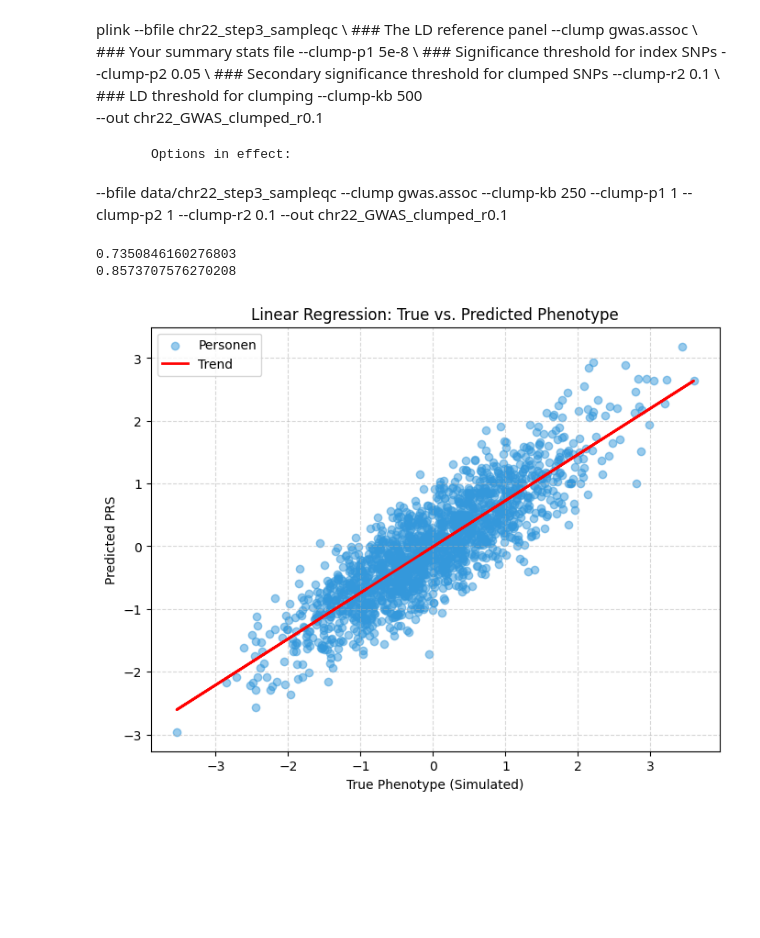
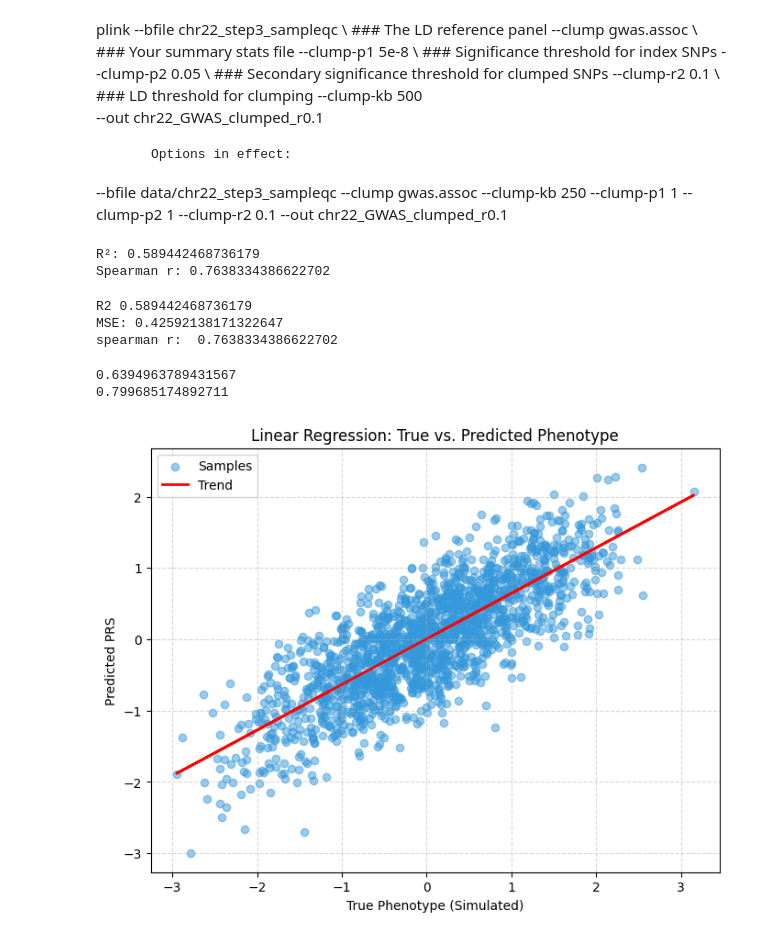
Before and after one commit to sueoglu/gobi_gwas, a Jupyter notebook: katharina/gobi.ipynb, the cells around one changed output. Drawn from its saved outputs; the diff is of its cells as text; code cells hidden in the pictures; blank space fills up the shorter version.

Commit message:
regression

```diff
--- a/katharina/gobi.ipynb
+++ b/katharina/gobi.ipynb
@@ -289,7 +337,7 @@ lead_snps
 len(lead_snps)
 is_clumped = clumped['SNP'].values
 # %%
-snp_ids = bim['snp'].values
+snp_ids = bim_kept['snp'].values
 mask = np.isin(snp_ids, is_clumped)
 # %%
 X_clump_train = X_train[:, mask]
@@ -301,28 +355,66 @@ import scipy.stats as st
+# %%
+# Train linear model
+model = LinearRegression(fit_intercept=False)
+model.fit(X_clump_train, y_train)
+
+# Predictions
+y_pred_test = model.predict(X_clump_test)
+
+# Evaluate
+r2 = r2_score(y_test, y_pred_test)
+rho, _ = spearmanr(y_test, y_pred_test)
+
+print("R²:", r2)
+print("Spearman r:", rho)
+# %% [output]
+R²: 0.589442468736179
+Spearman r: 0.7638334386622702
+# %%
+regr = linear_model.LinearRegression(fit_intercept=False)
+regr.fit(X_clump_train, y_train)
+
+y_pred = regr.predict(X_clump_test)
+# %%
+regr = linear_model.LinearRegression(fit_intercept=False)
+regr.fit(X_clump_train, y_train)
+
+y_pred = regr.predict(X_clump_test)
+# %%
+r2 = r2_score(y_test, y_pred)
+rho, _ = spearmanr(y_test, y_pred)
+
+print("R2", r2_score(y_test, y_pred))
+print("MSE:", mean_squared_error(y_test, y_pred))
+print("spearman r: ", rho)
+# %% [output]
+R2 0.589442468736179
+MSE: 0.42592138171322647
+spearman r:  0.7638334386622702
 # %%
 lin_reg = LinearRegression()
 lin_reg.fit(X_clump_train, y_train.flatten())
 y_pred_lin = lin_reg.predict(X_clump_train)
 print(r2_score(y_train, y_pred_lin))
 print(st.pearsonr(y_train.flatten(), y_pred_lin.flatten())[0])
 
 plt.figure(figsize=(8, 6))
 
-plt.scatter(y_train, y_pred_lin, alpha=0.5, color='#3498db', label='Personen')
+plt.scatter(y_train, y_pred_lin, alpha=0.5, color='#3498db', label='Samples')
 
 m, b = np.polyfit(y_train.flatten(), y_pred_lin.flatten(), 1)
 plt.plot(y_train, m*y_train + b, color='red', linewidth=2, label='Trend')
 
 plt.title("Linear Regression: True vs. Predicted Phenotype")
 plt.xlabel("True Phenotype (Simulated)")
 plt.ylabel("Predicted PRS")
 plt.legend()
 plt.grid(True, linestyle='--', alpha=0.5)
 
 plt.show()
 # %% [output]
-0.7350846160276803
-0.8573707576270208
+0.6394963789431567
+0.799685174892711
-[figure, old version]
+[figure, new version]
 # %%
 from sklearn.linear_model import RidgeCV
 
```
Also changed, not shown: parts of 29 cells of this notebook, 3 other files.
